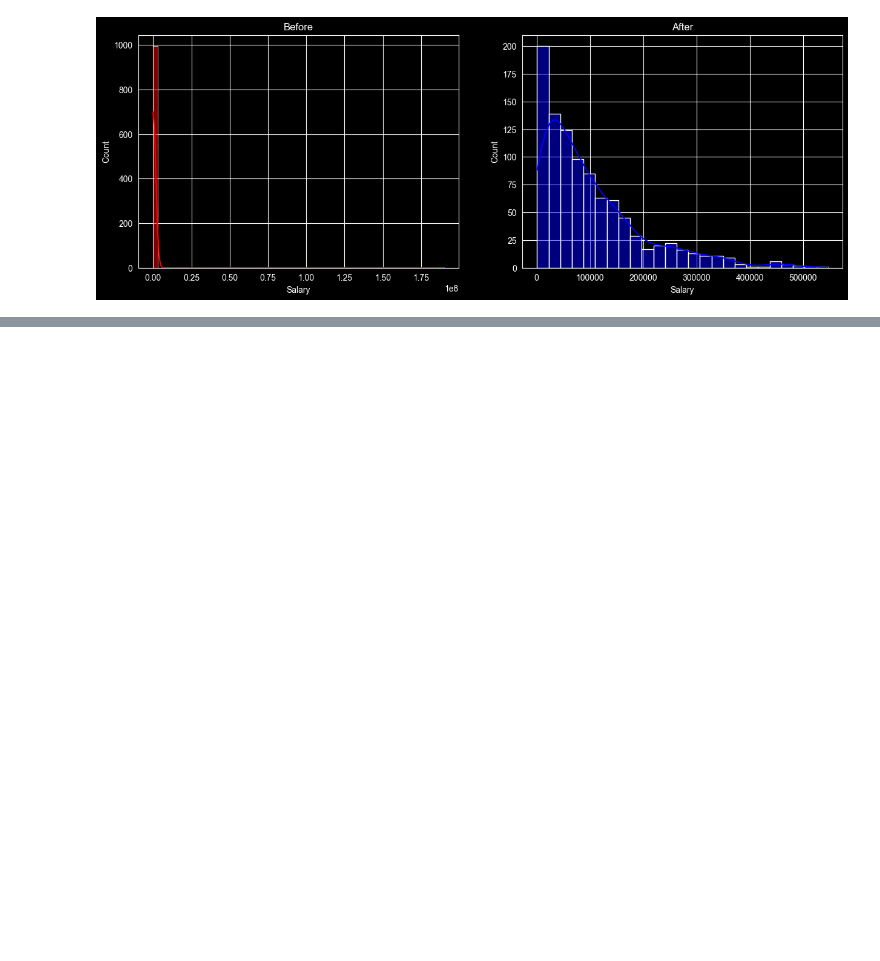
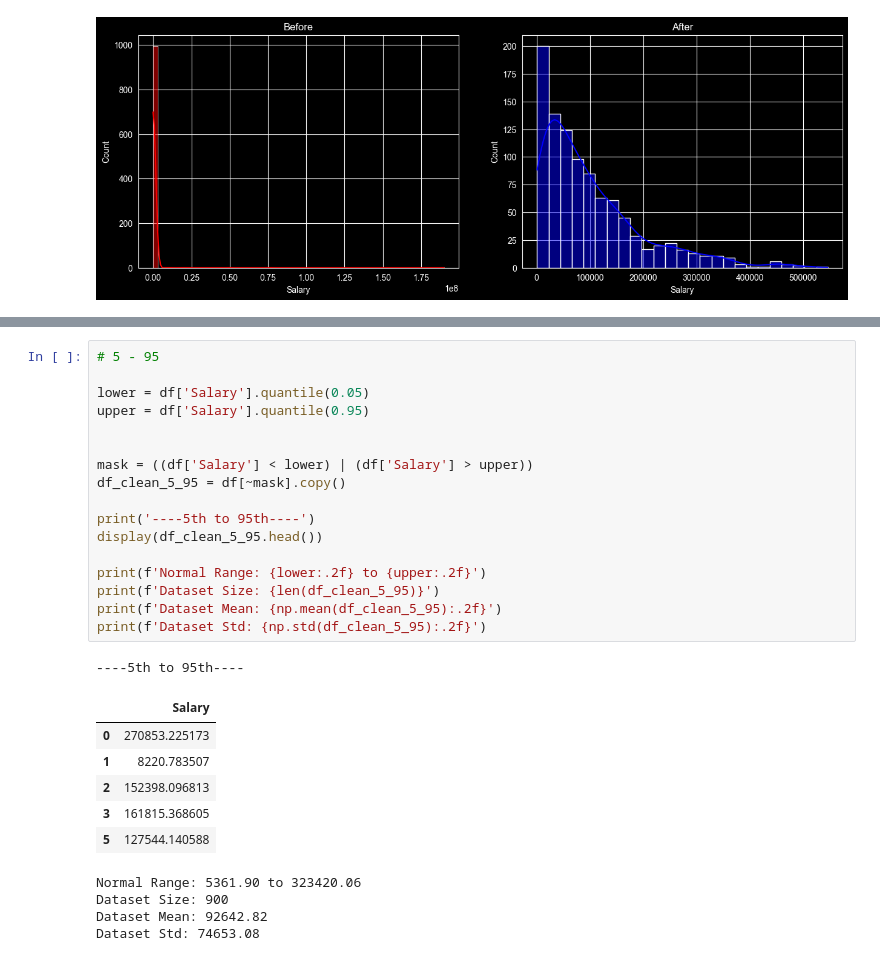
Before and after one commit to krish-desai-123/Data-Preprocessing-and-Feature-Engineering, a Jupyter notebook: Lab_Work_2_5.ipynb, the cells around one changed output, grey strips where cells are left out. Saved outputs shown, nothing was run; the diff lists cells and outputs as text; blank space fills up the shorter version.

```diff
--- a/Lab_Work_2_5.ipynb
+++ b/Lab_Work_2_5.ipynb
@@ -87,0 +119,29 @@ plt.show()
+# %%
+# 5 - 95
+
+lower = df['Salary'].quantile(0.05)
+upper = df['Salary'].quantile(0.95)
+
+
+mask = ((df['Salary'] < lower) | (df['Salary'] > upper))
+df_clean_5_95 = df[~mask].copy()
+
+print('----5th to 95th----')
+display(df_clean_5_95.head())
+
+print(f'Normal Range: {lower:.2f} to {upper:.2f}')
+print(f'Dataset Size: {len(df_clean_5_95)}')
+print(f'Dataset Mean: {np.mean(df_clean_5_95):.2f}')
+print(f'Dataset Std: {np.std(df_clean_5_95):.2f}')
+# %% [output]
+----5th to 95th----
+|  | Salary |
+| 0 | 270853.225173 |
+| 1 | 8220.783507 |
+| 2 | 152398.096813 |
+| 3 | 161815.368605 |
+| 5 | 127544.140588 |
+Normal Range: 5361.90 to 323420.06
+Dataset Size: 900
+Dataset Mean: 92642.82
+Dataset Std: 74653.08
```
Also changed, not shown: parts of 11 cells of this notebook.
